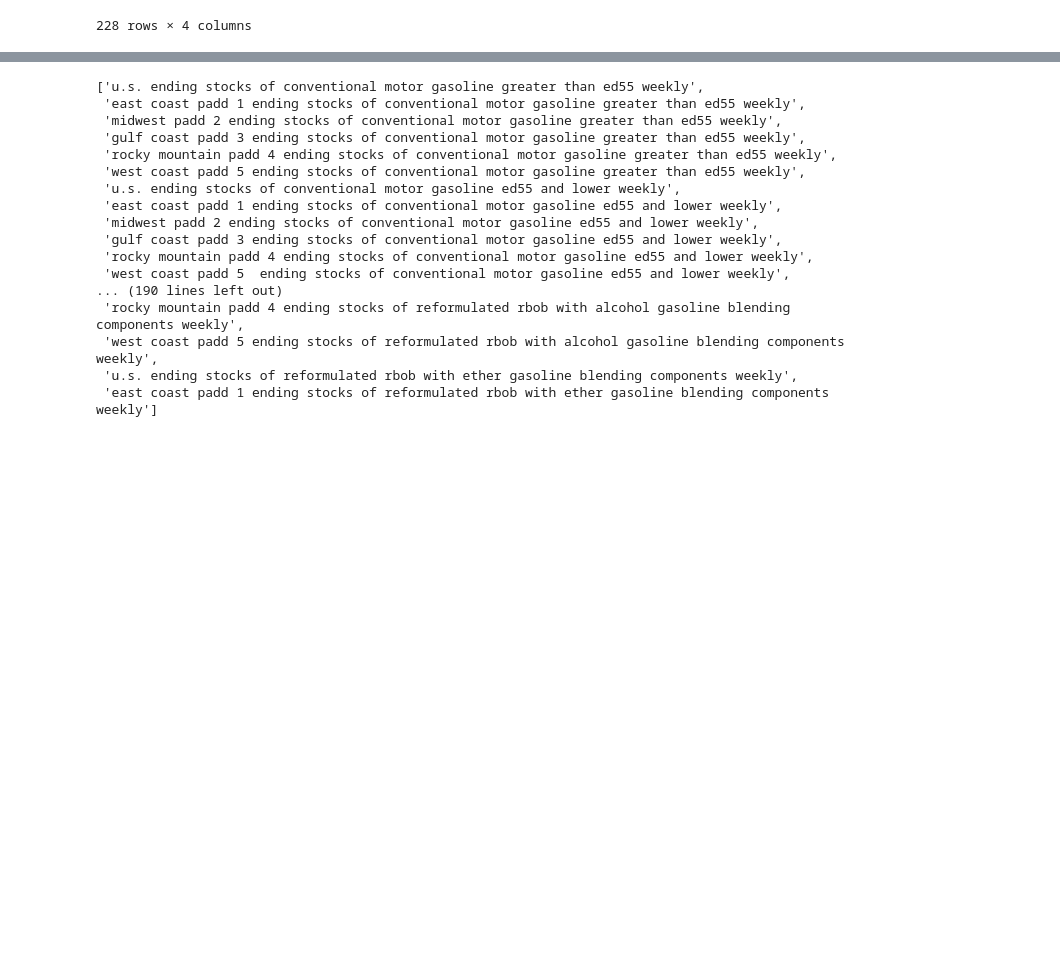
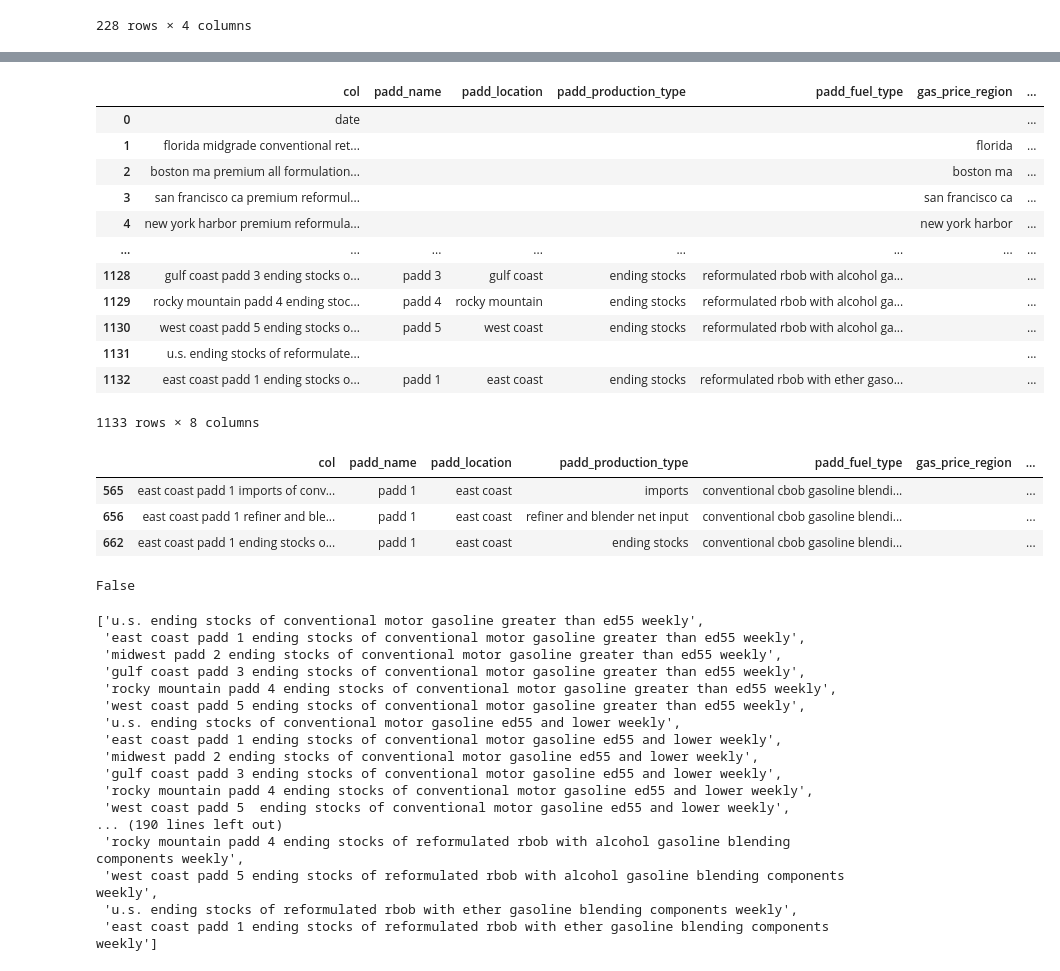
Before and after one commit to bgithub1/barchartacs, a Jupyter notebook: barchartacs/eia_download.ipynb, the cells around one changed output, grey strips where cells are left out. Cells and saved outputs as stored; diff of their text form; code cells hidden in the pictures; blank space fills up the shorter version.

```diff
--- a/barchartacs/eia_download.ipynb
+++ b/barchartacs/eia_download.ipynb
@@ -585,3 +604,38 @@ pvc.df_cols.merge(npnc.df_cols,on='col',how='inner').fillna('')
+# %%
+df_all_cols = pd.DataFrame({'col':df_pet_lower.columns.values})
+df_all_cols = df_all_cols.merge(pvc.df_cols,on='col',how='left')
+df_all_cols = df_all_cols.merge(npnc.df_cols,on='col',how='left').fillna('')
+df_all_cols
+# %% [output]
+|  | col | padd_name | padd_location | padd_production_type | padd_fuel_type | gas_price_region | ... |
+| 0 | date |  |  |  |  |  | ... |
+| 1 | florida midgrade conventional ret... |  |  |  |  | florida | ... |
+| 2 | boston ma premium all formulation... |  |  |  |  | boston ma | ... |
+| 3 | san francisco ca premium reformul... |  |  |  |  | san francisco ca | ... |
+| 4 | new york harbor premium reformula... |  |  |  |  | new york harbor | ... |
+| ... | ... | ... | ... | ... | ... | ... | ... |
+| 1128 | gulf coast padd 3 ending stocks o... | padd 3 | gulf coast | ending stocks | reformulated rbob with alcohol ga... |  | ... |
+| 1129 | rocky mountain padd 4 ending stoc... | padd 4 | rocky mountain | ending stocks | reformulated rbob with alcohol ga... |  | ... |
+| 1130 | west coast padd 5 ending stocks o... | padd 5 | west coast | ending stocks | reformulated rbob with alcohol ga... |  | ... |
+| 1131 | u.s. ending stocks of reformulate... |  |  |  |  |  | ... |
+| 1132 | east coast padd 1 ending stocks o... | padd 1 | east coast | ending stocks | reformulated rbob with ether gaso... |  | ... |
+1133 rows × 8 columns
+# %%
+c_padd_name = df_all_cols.padd_name.isin(['padd 1'])
+c_padd_production_type = df_all_cols.padd_production_type.isin(['imports'])
+c_padd_fuel_type = df_all_cols.padd_fuel_type.isin(['conventional cbob gasoline blending components weekly'])
+c_all = c_padd_name & c_padd_production_type & c_padd_fuel_type
+c_all = c_padd_name  & c_padd_fuel_type
+df_all_cols[c_all]
+# %% [output]
+|  | col | padd_name | padd_location | padd_production_type | padd_fuel_type | gas_price_region | ... |
+| 565 | east coast padd 1 imports of conv... | padd 1 | east coast | imports | conventional cbob gasoline blendi... |  | ... |
+| 656 | east coast padd 1 refiner and ble... | padd 1 | east coast | refiner and blender net input | conventional cbob gasoline blendi... |  | ... |
+| 662 | east coast padd 1 ending stocks o... | padd 1 | east coast | ending stocks | conventional cbob gasoline blendi... |  | ... |
+# %%
+any(c_padd_production_type)
+# %% [output]
+False
 # %%
 def select_cols(s,cols):
     cols = [c for c in cols if c!='date']
```
Also changed, not shown: parts of 3 cells of this notebook, 2 other files.
